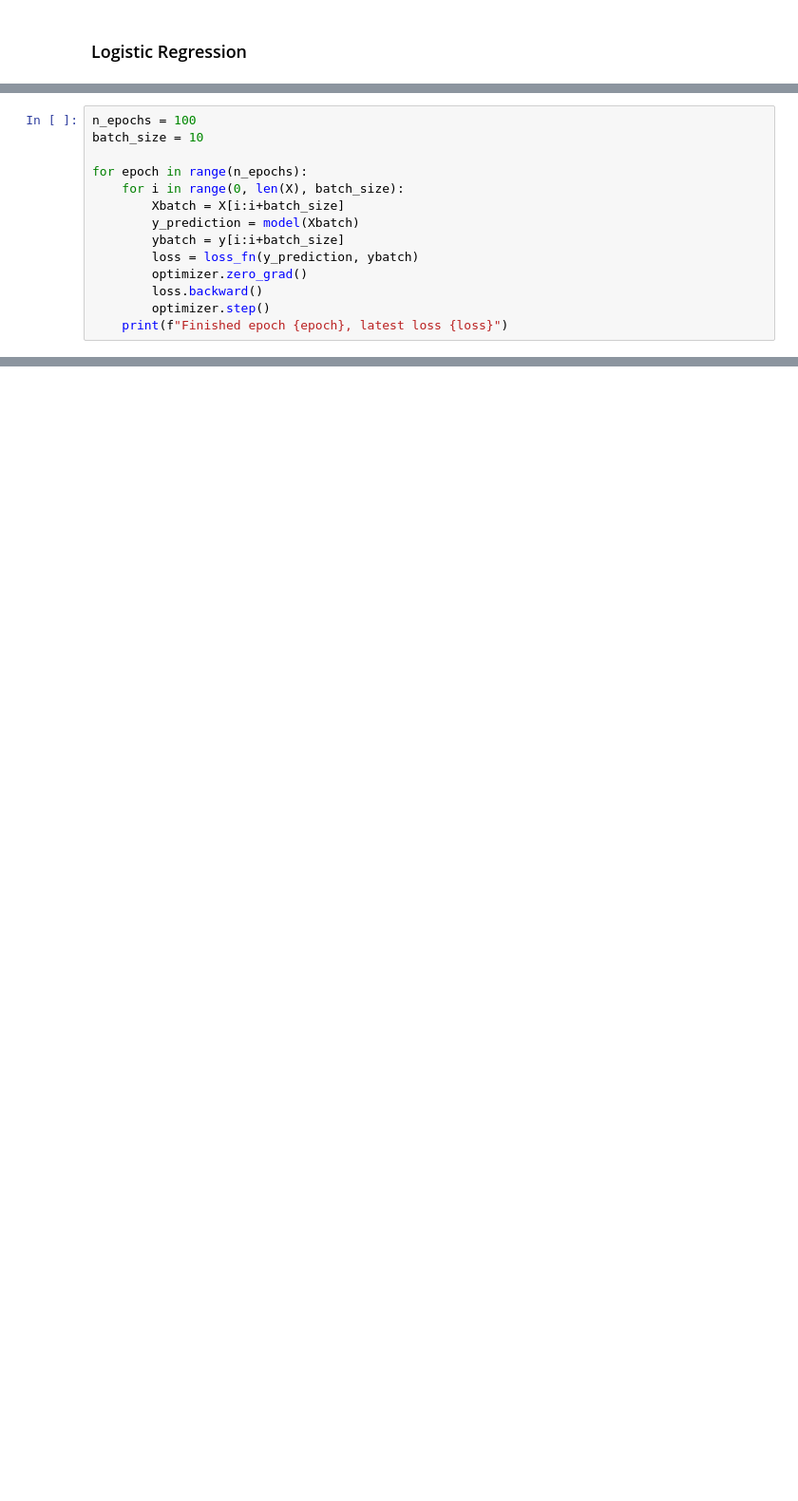
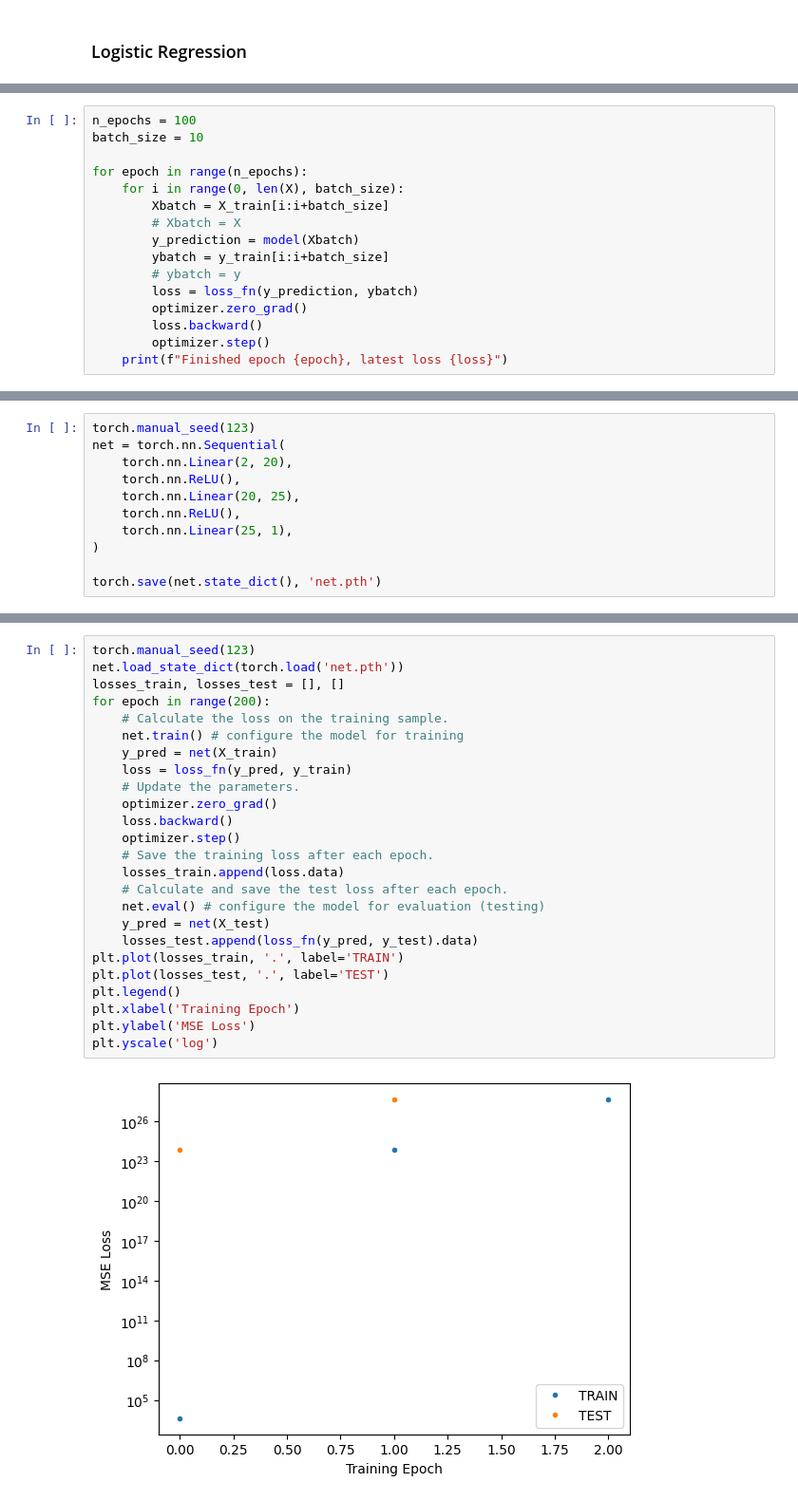
Before and after one commit to KrishWu/WhitesonAIModelDistinguisher, a Jupyter notebook: main.ipynb, the cells around one changed output, grey strips where cells are left out. Shown at 95% size. Saved outputs shown, nothing was run; the diff lists cells and outputs as text; blank space fills up the shorter version.

```diff
--- a/main.ipynb
+++ b/main.ipynb
@@ -140,9 +155,11 @@ batch_size = 10
 
 for epoch in range(n_epochs):
     for i in range(0, len(X), batch_size):
-        Xbatch = X[i:i+batch_size]
+        Xbatch = X_train[i:i+batch_size]
+        # Xbatch = X
         y_prediction = model(Xbatch)
-        ybatch = y[i:i+batch_size]
+        ybatch = y_train[i:i+batch_size]
+        # ybatch = y
         loss = loss_fn(y_prediction, ybatch)
         optimizer.zero_grad()
         loss.backward()
@@ -177,0 +219,11 @@ Accuracy 0.6504645347595215
+# %%
+torch.manual_seed(123)
+net = torch.nn.Sequential(
+    torch.nn.Linear(2, 20),
+    torch.nn.ReLU(),
+    torch.nn.Linear(20, 25),
+    torch.nn.ReLU(),
+    torch.nn.Linear(25, 1),
+)
+
+torch.save(net.state_dict(), 'net.pth')
@@ -177,0 +241,27 @@ Accuracy 0.6504645347595215
+# %%
+torch.manual_seed(123)
+net.load_state_dict(torch.load('net.pth'))
+losses_train, losses_test = [], []
+for epoch in range(200):
+    # Calculate the loss on the training sample.
+    net.train() # configure the model for training
+    y_pred = net(X_train)
+    loss = loss_fn(y_pred, y_train)
+    # Update the parameters.
+    optimizer.zero_grad()
+    loss.backward()
+    optimizer.step()
+    # Save the training loss after each epoch.
+    losses_train.append(loss.data)
+    # Calculate and save the test loss after each epoch.
+    net.eval() # configure the model for evaluation (testing)
+    y_pred = net(X_test)
+    losses_test.append(loss_fn(y_pred, y_test).data)
+plt.plot(losses_train, '.', label='TRAIN')
+plt.plot(losses_test, '.', label='TEST')
+plt.legend()
+plt.xlabel('Training Epoch')
+plt.ylabel('MSE Loss')
+plt.yscale('log')
+# %% [output]
+[figure, added]
```
Also changed, not shown: parts of 26 cells of this notebook, 6 other files.
